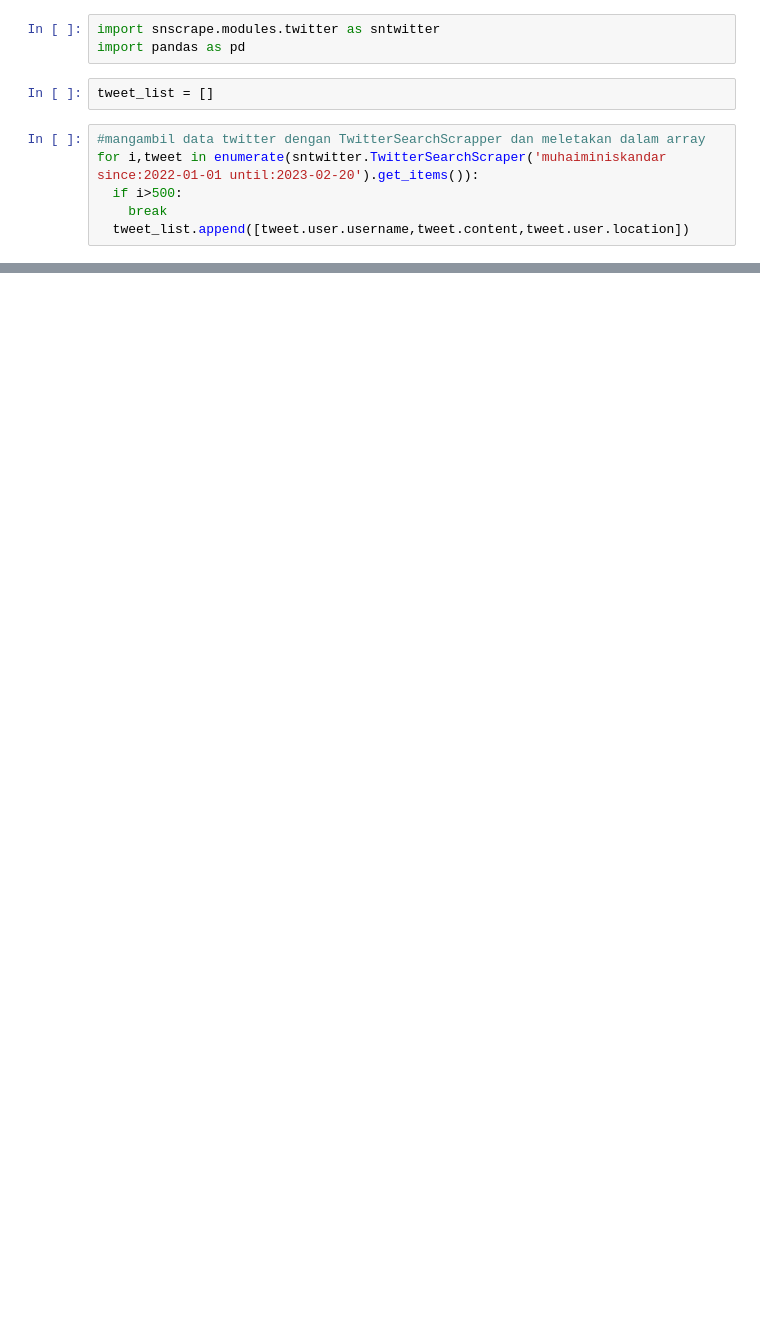
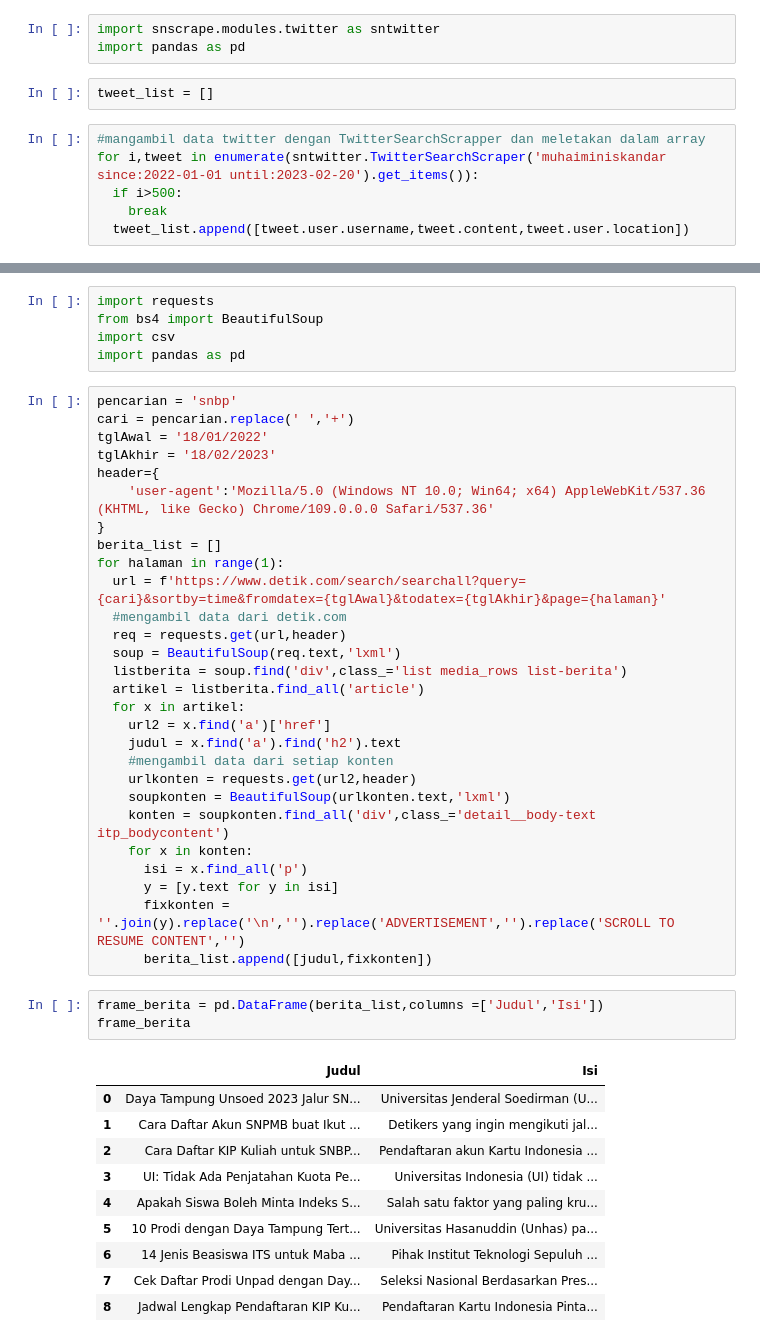
Before and after one commit to wahyuarilsaputra/prosaindata, a Jupyter notebook: _sources/CrawlingTwitter.ipynb, the cells around one changed output, grey strips where cells are left out. Drawn from its saved outputs; the diff is of its cells as text; blank space fills up the shorter version.

```diff
--- a/_sources/CrawlingTwitter.ipynb
+++ b/_sources/CrawlingTwitter.ipynb
@@ -52,0 +64,47 @@ frame_tweet
+# %%
+import requests
+from bs4 import BeautifulSoup
+import csv
+import pandas as pd
+# %%
+pencarian = 'snbp'
+cari = pencarian.replace(' ','+')
+tglAwal = '18/01/2022'
+tglAkhir = '18/02/2023'
+header={
+    'user-agent':'Mozilla/5.0 (Windows NT 10.0; Win64; x64) AppleWebKit/537.36 (KHTML, like Gecko) Chrome/109.0.0.0 Safari/537.36'
+}
+berita_list = []
+for halaman in range(1):
+  url = f'https://www.detik.com/search/searchall?query={cari}&sortby=time&fromdatex={tglAwal}&todatex={tglAkhir}&page={halaman}'
+  #mengambil data dari detik.com
+  req = requests.get(url,header)
+  soup = BeautifulSoup(req.text,'lxml')
+  listberita = soup.find('div',class_='list media_rows list-berita')
+  artikel = listberita.find_all('article')
+  for x in artikel:
+    url2 = x.find('a')['href']
+    judul = x.find('a').find('h2').text
+    #mengambil data dari setiap konten
+    urlkonten = requests.get(url2,header)
+    soupkonten = BeautifulSoup(urlkonten.text,'lxml')
+    konten = soupkonten.find_all('div',class_='detail__body-text itp_bodycontent')
+    for x in konten:
+      isi = x.find_all('p')
+      y = [y.text for y in isi]
+      fixkonten = ''.join(y).replace('\n','').replace('ADVERTISEMENT','').replace('SCROLL TO RESUME CONTENT','')
+      berita_list.append([judul,fixkonten])
+# %%
+frame_berita = pd.DataFrame(berita_list,columns =['Judul','Isi'])
+frame_berita
+# %% [output]
+|  | Judul | Isi |
+| 0 | Daya Tampung Unsoed 2023 Jalur SN... | Universitas Jenderal Soedirman (U... |
+| 1 | Cara Daftar Akun SNPMB buat Ikut ... | Detikers yang ingin mengikuti jal... |
+| 2 | Cara Daftar KIP Kuliah untuk SNBP... | Pendaftaran akun Kartu Indonesia ... |
+| 3 | UI: Tidak Ada Penjatahan Kuota Pe... | Universitas Indonesia (UI) tidak ... |
+| 4 | Apakah Siswa Boleh Minta Indeks S... | Salah satu faktor yang paling kru... |
+| 5 | 10 Prodi dengan Daya Tampung Tert... | Universitas Hasanuddin (Unhas) pa... |
+| 6 | 14 Jenis Beasiswa ITS untuk Maba ... | Pihak Institut Teknologi Sepuluh ... |
+| 7 | Cek Daftar Prodi Unpad dengan Day... | Seleksi Nasional Berdasarkan Pres... |
+| 8 | Jadwal Lengkap Pendaftaran KIP Ku... | Pendaftaran Kartu Indonesia Pinta... |
```
Also changed, not shown: parts of 13 cells of this notebook, 10 other files.
